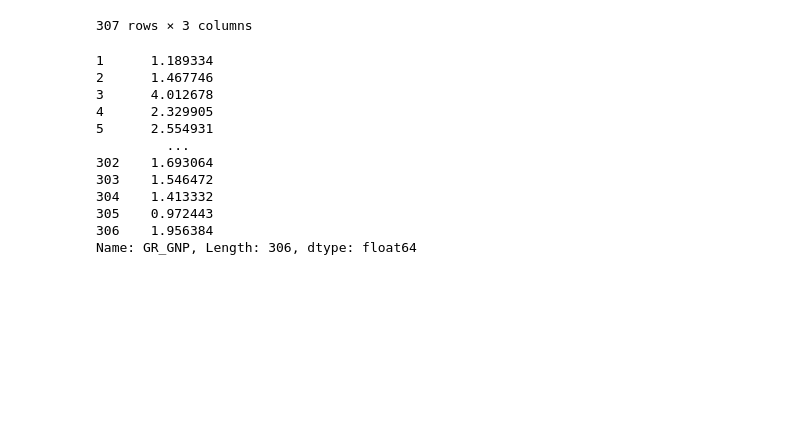
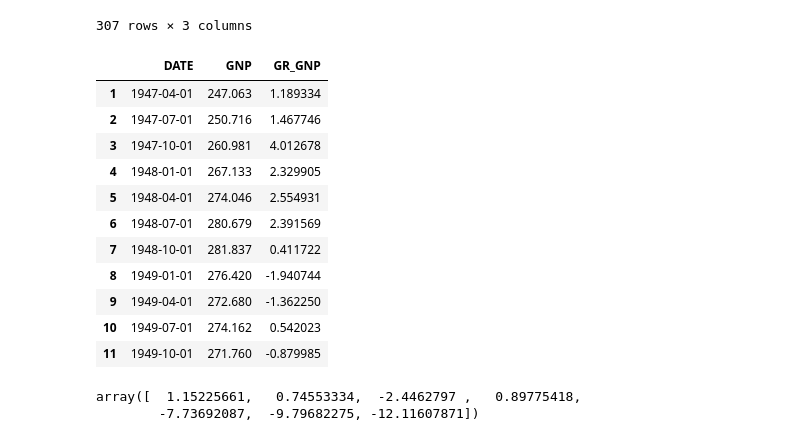
Before and after one commit to AxelFritz2/Optimal-Forecasts-from-Markov-Switching-Models, a Jupyter notebook: Data_analysis.ipynb, the cells around one changed output. Drawn from its saved outputs; the diff is of its cells as text; code cells hidden in the pictures; blank space fills up the shorter version.

```diff
--- a/Data_analysis.ipynb
+++ b/Data_analysis.ipynb
@@ -248,17 +248,26 @@ df
 | 307 | 2023-10-01 | 28117.765 | 1.229445 |
 307 rows × 3 columns
 # %%
-df['GR_GNP'][:306]
+df.head(11)
 # %% [output]
-1      1.189334
-2      1.467746
-3      4.012678
-4      2.329905
-5      2.554931
-         ...
-302    1.693064
-303    1.546472
-304    1.413332
-305    0.972443
-306    1.956384
-Name: GR_GNP, Length: 306, dtype: float64
+|  | DATE | GNP | GR_GNP |
+| 1 | 1947-04-01 | 247.063 | 1.189334 |
+| 2 | 1947-07-01 | 250.716 | 1.467746 |
+| 3 | 1947-10-01 | 260.981 | 4.012678 |
+| 4 | 1948-01-01 | 267.133 | 2.329905 |
+| 5 | 1948-04-01 | 274.046 | 2.554931 |
+| 6 | 1948-07-01 | 280.679 | 2.391569 |
+| 7 | 1948-10-01 | 281.837 | 0.411722 |
+| 8 | 1949-01-01 | 276.420 | -1.940744 |
+| 9 | 1949-04-01 | 272.680 | -1.362250 |
+| 10 | 1949-07-01 | 274.162 | 0.542023 |
+| 11 | 1949-10-01 | 271.760 | -0.879985 |
+# %%
+model = MarkovAutoregression(df['GR_GNP'][0:10], k_regimes=2, order = 1, switching_variance=True, switching_ar= False)
+
+model.fit()
+pred = model.predict(df['GR_GNP'][10:20])
+pred
+# %% [output]
+array([  1.15225661,   0.74553334,  -2.4462797 ,   0.89775418,
+        -7.73692087,  -9.79682275, -12.11607871])
```
Also changed, not shown: parts of 4 cells of this notebook.
